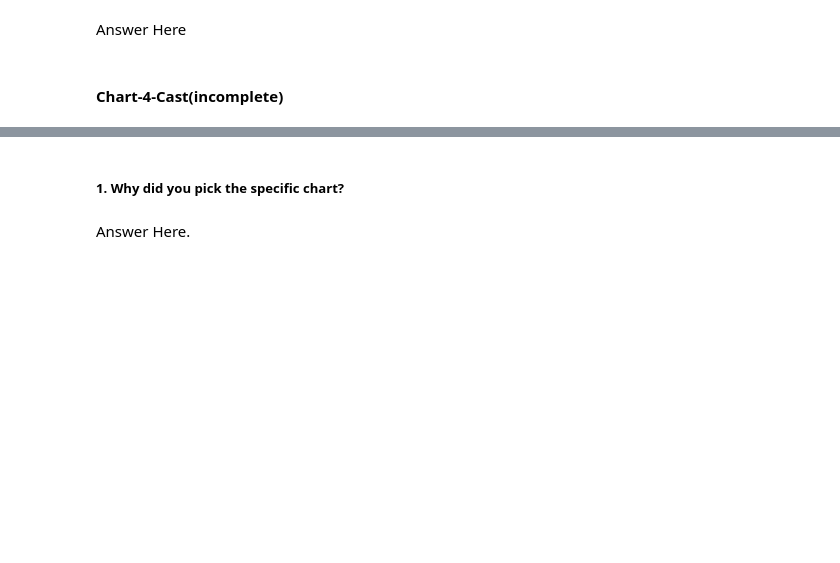
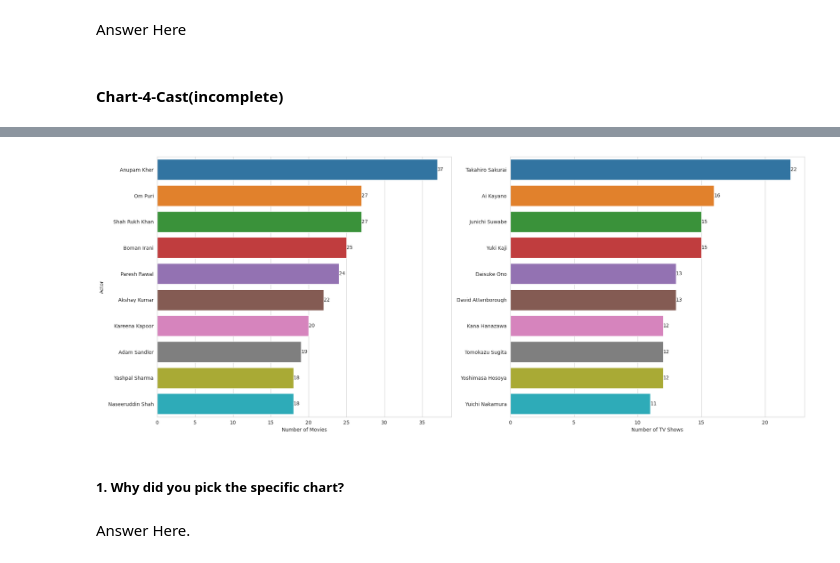
Before and after one commit to Jeetesh-KumarM/CAPSTONE-PROJECT--3--CLUSTERING, a Jupyter notebook: Netflix_Movies_and_TV_Shows_Clustering.ipynb, the cells around one changed output, grey strips where cells are left out. Drawn from its saved outputs; the diff is of its cells as text; code cells hidden in the pictures; blank space fills up the shorter version.

```diff
--- a/Netflix_Movies_and_TV_Shows_Clustering.ipynb
+++ b/Netflix_Movies_and_TV_Shows_Clustering.ipynb
@@ -425,3 +421,25 @@ sns.countplot(y=df1['cast'],order=df1.cast.value_counts().iloc[1:11].index)
+# %%
+#Cast for Movies
+cstm=dfm['cast'].str.split(',', expand=True)
+cstm=cstm.stack().reset_index()
+fig, ax = plt.subplots(nrows=1, ncols=2,figsize=(20,8))
+sns.countplot(data=cstm,y=cstm[0],order=cstm[0].value_counts().iloc[:10].index,ax=ax[0])
+ax[0].set_ylabel('Actor')
+ax[0].set_xlabel('Number of Movies')
+for label in ax[0].containers:
+    ax[0].bar_label(label)
+
+#Cast for TV Shows
+csttvs=dftvs['cast'].str.split(',', expand=True)
+csttvs=csttvs.stack().reset_index()
+sns.countplot(data=csttvs,y=csttvs[0],order=csttvs[0].value_counts().iloc[:10].index,ax=ax[1])
+ax[1].set_ylabel('')
+ax[1].set_xlabel('Number of TV Shows')
+for label in ax[1].containers:
+    ax[1].bar_label(label)
+fig.tight_layout()
+# %% [output]
+[figure, added]
 # %% [markdown]
 ##### 1. Why did you pick the specific chart?
 # %% [markdown]
```
Also changed, not shown: parts of 5 cells of this notebook.
